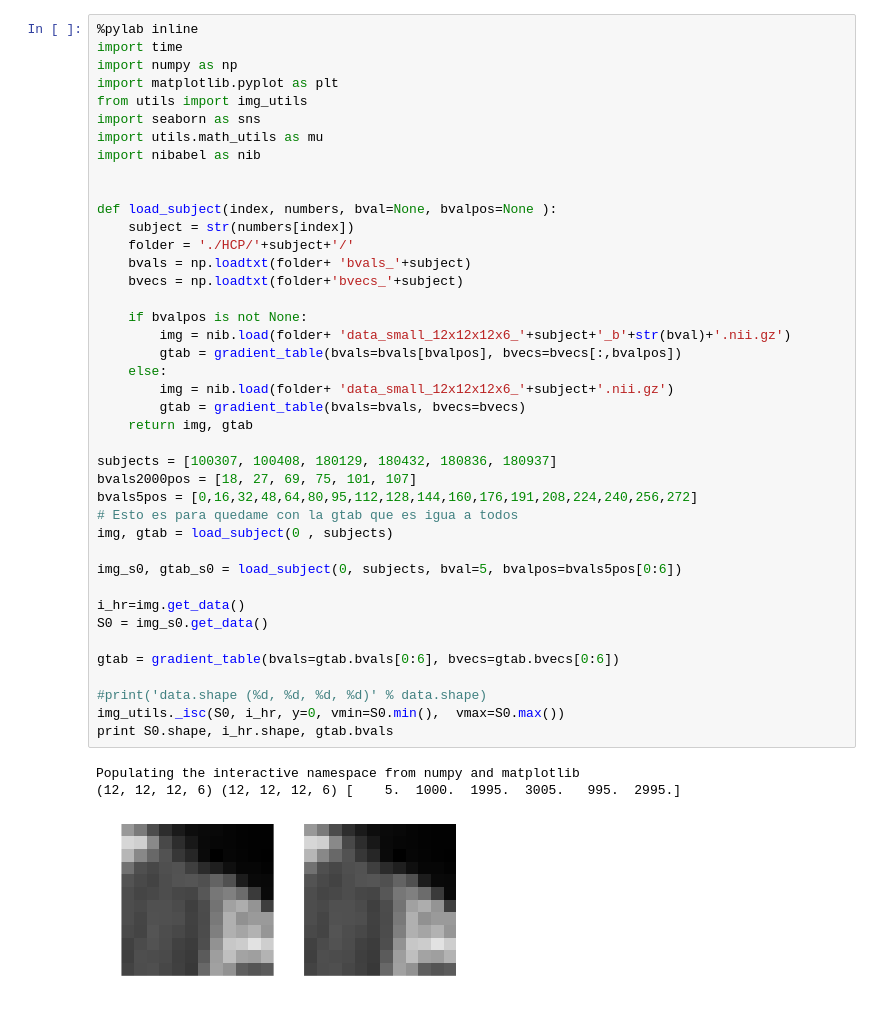
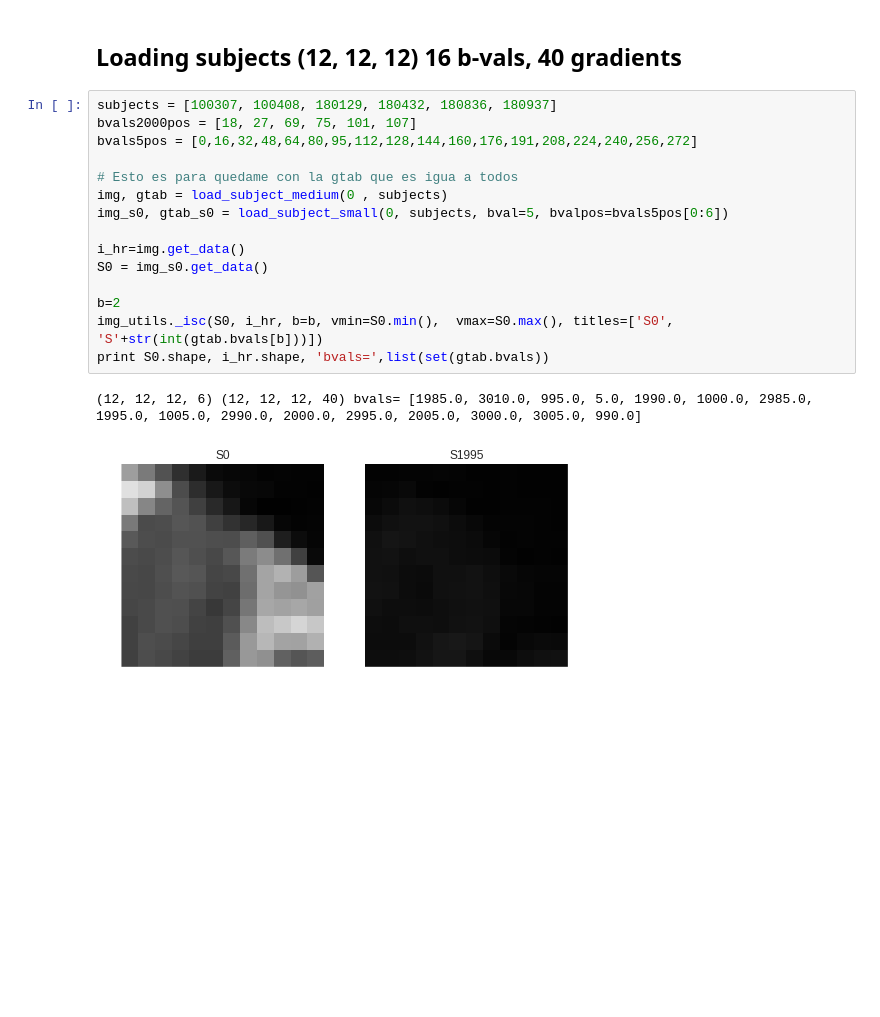
Before and after one commit to egomezsumma/iqt, a Jupyter notebook: Mapl test.ipynb, the cells around one changed output. Saved outputs shown, nothing was run; the diff lists cells and outputs as text; blank space fills up the shorter version.

```diff
--- a/Mapl test.ipynb
+++ b/Mapl test.ipynb
@@ -10,45 +63,20 @@ from mapmri import mapmri
+# %% [markdown]
+## Loading subjects (12, 12, 12) 16 b-vals, 40 gradients
 # %%
-%pylab inline
-import time
-import numpy as np
-import matplotlib.pyplot as plt
-from utils import img_utils
-import seaborn as sns
-import utils.math_utils as mu
-import nibabel as nib
-
-
-def load_subject(index, numbers, bval=None, bvalpos=None ):
-    subject = str(numbers[index])
-    folder = './HCP/'+subject+'/'
-    bvals = np.loadtxt(folder+ 'bvals_'+subject)
-    bvecs = np.loadtxt(folder+'bvecs_'+subject)
-
-    if bvalpos is not None:
-        img = nib.load(folder+ 'data_small_12x12x12x6_'+subject+'_b'+str(bval)+'.nii.gz')
-        gtab = gradient_table(bvals=bvals[bvalpos], bvecs=bvecs[:,bvalpos])
-    else:
-        img = nib.load(folder+ 'data_small_12x12x12x6_'+subject+'.nii.gz')
-        gtab = gradient_table(bvals=bvals, bvecs=bvecs)
-    return img, gtab
-
 subjects = [100307, 100408, 180129, 180432, 180836, 180937]
 bvals2000pos = [18, 27, 69, 75, 101, 107]
 bvals5pos = [0,16,32,48,64,80,95,112,128,144,160,176,191,208,224,240,256,272]
+
 # Esto es para quedame con la gtab que es igua a todos
-img, gtab = load_subject(0 , subjects)
-
-img_s0, gtab_s0 = load_subject(0, subjects, bval=5, bvalpos=bvals5pos[0:6])
+img, gtab = load_subject_medium(0 , subjects)
+img_s0, gtab_s0 = load_subject_small(0, subjects, bval=5, bvalpos=bvals5pos[0:6])
 
 i_hr=img.get_data()
 S0 = img_s0.get_data()
 
-gtab = gradient_table(bvals=gtab.bvals[0:6], bvecs=gtab.bvecs[0:6])
-
-#print('data.shape (%d, %d, %d, %d)' % data.shape)
-img_utils._isc(S0, i_hr, y=0, vmin=S0.min(),  vmax=S0.max())
-print S0.shape, i_hr.shape, gtab.bvals
+b=2
+img_utils._isc(S0, i_hr, b=b, vmin=S0.min(),  vmax=S0.max(), titles=['S0', 'S'+str(int(gtab.bvals[b]))])
+print S0.shape, i_hr.shape, 'bvals=',list(set(gtab.bvals))
 # %% [output]
-Populating the interactive namespace from numpy and matplotlib
-(12, 12, 12, 6) (12, 12, 12, 6) [    5.  1000.  1995.  3005.   995.  2995.]
+(12, 12, 12, 6) (12, 12, 12, 40) bvals= [1985.0, 3010.0, 995.0, 5.0, 1990.0, 1000.0, 2985.0, 1995.0, 1005.0, 2990.0, 2000.0, 2995.0, 2005.0, 3000.0, 3005.0, 990.0]
-[figure, old version]
+[figure, new version]
```
Also changed, not shown: parts of 25 cells of this notebook, 4 other files.
